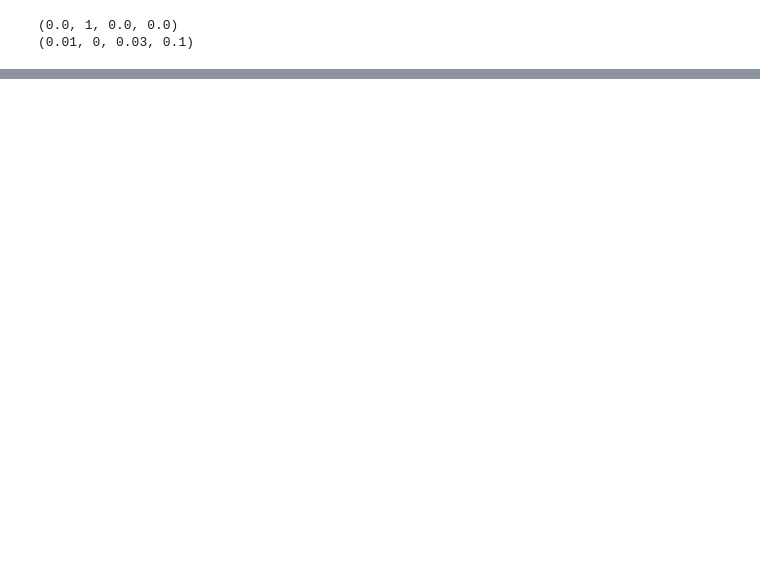
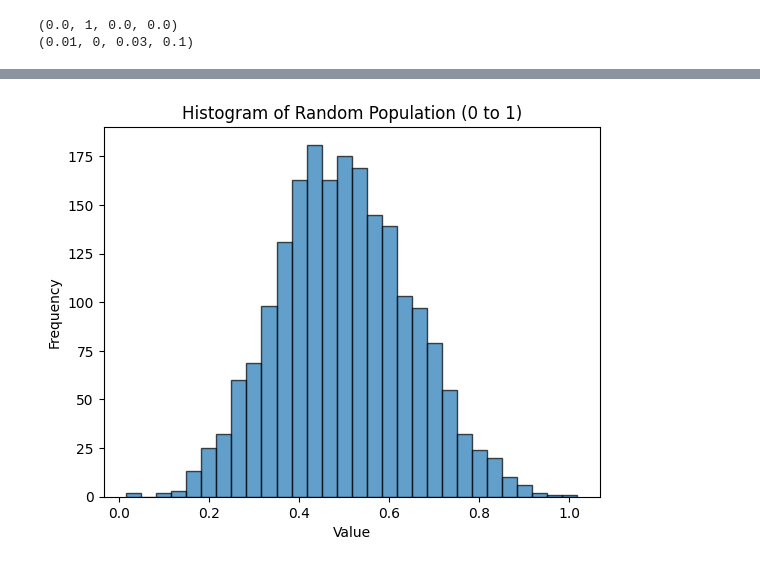
Before and after one commit to PankidT/Qnet-genetic-opt, a Jupyter notebook: tutorial/poramat_work_part/Genetic_algorithm_development/test_ga_DevelopI.ipynb, the cells around one changed output, grey strips where cells are left out. Drawn from its saved outputs; the diff is of its cells as text; code cells hidden in the pictures; blank space fills up the shorter version.

```diff
--- a/tutorial/poramat_work_part/Genetic_algorithm_development/test_ga_DevelopI.ipynb
+++ b/tutorial/poramat_work_part/Genetic_algorithm_development/test_ga_DevelopI.ipynb
@@ -300,0 +299,23 @@ optimize_data
+# %%
+def __create_random_population(
+        dna_size=4,
+        dna_sigma=0.3,
+        population_size=500):
+    population = np.random.standard_normal((population_size, dna_size)) * dna_sigma
+    shifted_population = 0.5 + 0.3 * (population / (2 * dna_sigma))
+    return shifted_population
+
+# Generate the population
+population = __create_random_population()
+
+# Flatten the population to a 1D array
+flattened_population = population.flatten()
+
+# Plot the histogram
+plt.hist(flattened_population, bins=30, edgecolor='black', alpha=0.7)
+plt.xlabel('Value')
+plt.ylabel('Frequency')
+plt.title('Histogram of Random Population (0 to 1)')
+plt.show()
+# %% [output]
+[figure, added]
```
Also changed, not shown: parts of 7 cells of this notebook, 5 other files.
